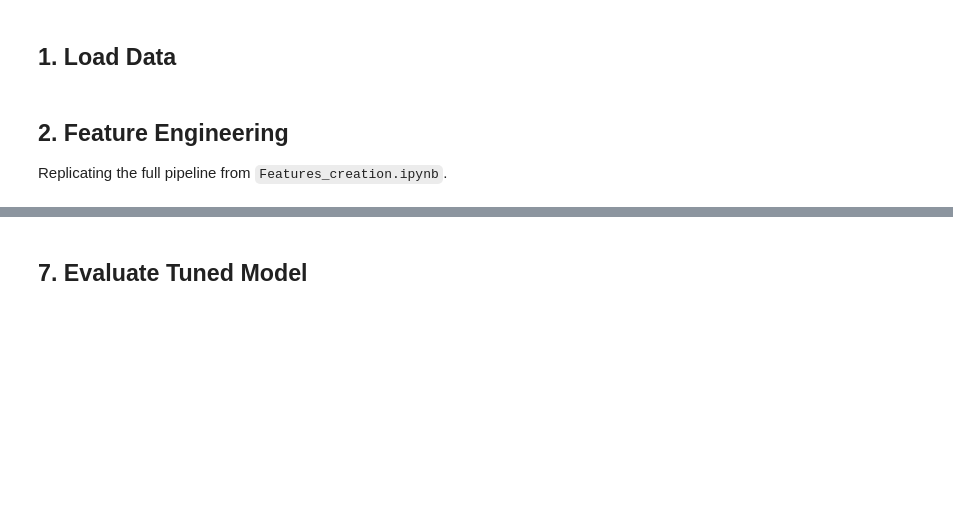
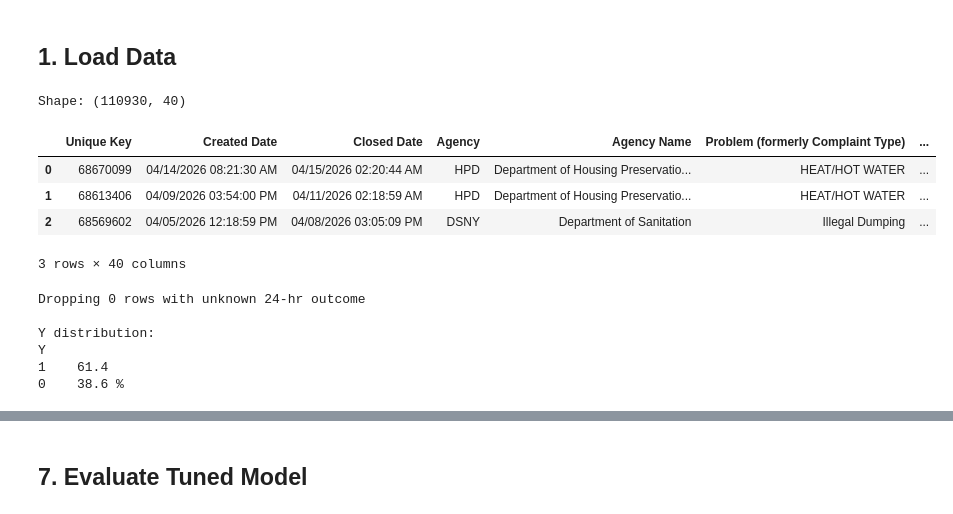
Before and after one commit to mattygarden/Machine-Learning-Project, a Jupyter notebook: Michele/XGBoost.ipynb, the cells around one changed output, grey strips where cells are left out. Saved outputs shown, nothing was run; the diff lists cells and outputs as text; code cells hidden in the pictures; blank space fills up the shorter version.

```diff
--- a/Michele/XGBoost.ipynb
+++ b/Michele/XGBoost.ipynb
@@ -27,18 +40,22 @@ print(f"Pandas version  : {pd.__version__}")
 ## 1. Load Data
 # %%
 # ── UPDATE THIS PATH ────────────────────────────────────────────────────────
-PATH_TRAIN = "Data/train.csv"   # path to your train.csv
+PATH_TRAIN = r"C:\Users\mfmat\Downloads\ML project data (1)\ML project data\train.csv"  # path to your train.csv
 # ────────────────────────────────────────────────────────────────────────────
 
 df = pd.read_csv(PATH_TRAIN)
 if "Unnamed: 0" in df.columns:
     df = df.drop(columns=["Unnamed: 0"])
 
 print(f"Shape: {df.shape}")
 df.head(3)
+# %% [output]
+Shape: (110930, 40)
+|  | Unique Key | Created Date | Closed Date | Agency | Agency Name | Problem (formerly Complaint Type) | ... |
+| 0 | 68670099 | 04/14/2026 08:21:30 AM | 04/15/2026 02:20:44 AM | HPD | Department of Housing Preservatio... | HEAT/HOT WATER | ... |
+| 1 | 68613406 | 04/09/2026 03:54:00 PM | 04/11/2026 02:18:59 AM | HPD | Department of Housing Preservatio... | HEAT/HOT WATER | ... |
+| 2 | 68569602 | 04/05/2026 12:18:59 PM | 04/08/2026 03:05:09 PM | DSNY | Department of Sanitation | Illegal Dumping | ... |
+3 rows × 40 columns
-# %% [markdown]
-## 2. Feature Engineering
-Replicating the full pipeline from `Features_creation.ipynb`.
 # %%
 # ── 2a. Target variable ──────────────────────────────────────────────────────
 date_fmt = '%m/%d/%Y %I:%M:%S %p'
@@ -57,6 +74,13 @@ df['Time to Close'] = df['Closed Date'] - df['Created Date']
 df['Y'] = (df['Time to Close'] <= pd.Timedelta(days=1)).astype(int)
 
 print(f"\nY distribution:\n{df['Y'].value_counts(normalize=True).mul(100).round(1).to_string()} %")
+# %% [output]
+Dropping 0 rows with unknown 24-hr outcome
+
+Y distribution:
+Y
+1    61.4
+0    38.6 %
 # %%
 # ── 2b. Problem grouping (163 → 9 categories) ────────────────────────────────
 def group_problem(text):
```
Also changed, not shown: parts of 19 cells of this notebook, 4 other files.
